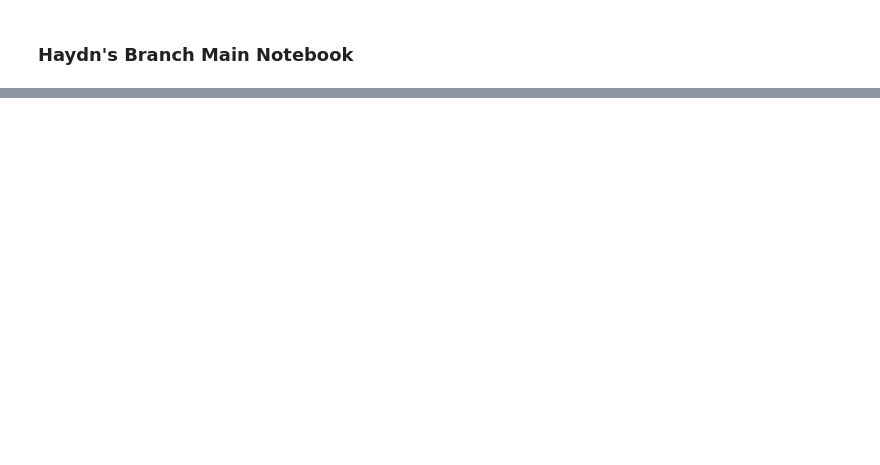
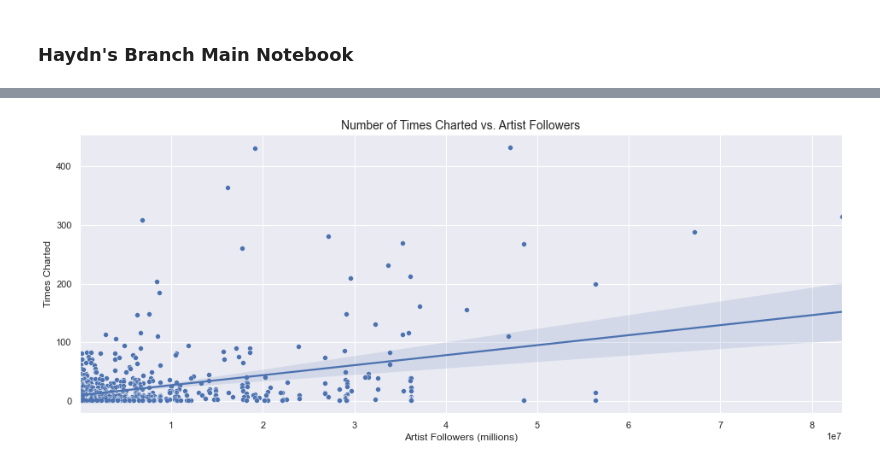
Before and after one commit to saharthejamal/project_one, a Jupyter notebook: Haydn-code.ipynb, the cells around one changed output, grey strips where cells are left out. Drawn from its saved outputs; the diff is of its cells as text; code cells hidden in the pictures; blank space fills up the shorter version.

```diff
--- a/Haydn-code.ipynb
+++ b/Haydn-code.ipynb
@@ -123,0 +200,8 @@ plt.bar(x_axis,top_20_artists,alpha=1,align="center")
+# %%
+artist_data_df.at[710,'Artist Followers']=2329595.0
+artist_data_df.at[711,'Artist Followers']=654062.0
+artist_data_df.at[712,'Artist Followers']=556390.0
+artist_data_df.at[713,'Artist Followers']=295238.0
+artist_data_df.at[714,'Artist Followers']=3673189.0
+artist_data_df.at[715,'Artist Followers']=703373.0
+artist_data_df.head(10)
@@ -123,0 +286,24 @@ plt.bar(x_axis,top_20_artists,alpha=1,align="center")
+# %%
+# seaborn scatter plot
+sns.set(rc={'figure.figsize':(16,6)})
+sns.scatterplot(
+    data=new_artist_df,x="Artist Followers",y="Times Charted")
+
+x_values = new_artist_df['Artist Followers']
+y_values = new_artist_df['Times Charted']
+
+(slope, intercept, r_value, p_value, std_err) = linregress(x_values,y_values)
+# regress_values = x_values * slope + intercept
+# line_eq = "y = " + str(round(slope,2)) + "x + " + str(round(intercept,2))
+
+ax = sns.regplot(
+    x="Artist Followers",y="Times Charted",data=new_artist_df,
+    marker='o',scatter_kws={'s':1},
+    line_kws={'label':"y={0:.1f}x+{1:.1f}".format(slope,intercept)})
+
+# plt.annotate(line_eq,(30000000,300),fontsize=14)
+plt.xlabel("Artist Followers (millions)")
+plt.title("Number of Times Charted vs. Artist Followers",size=14)
+plt.savefig('charted_vs_followers.png')
+# %% [output]
+[figure, added]
```
Also changed, not shown: parts of 20 cells of this notebook.
